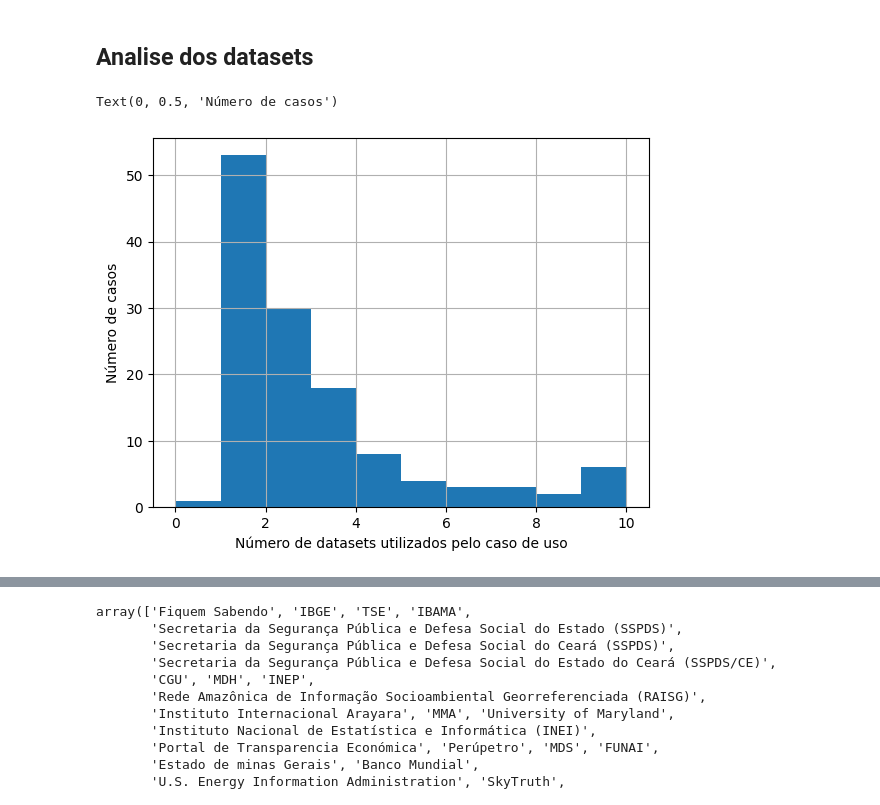
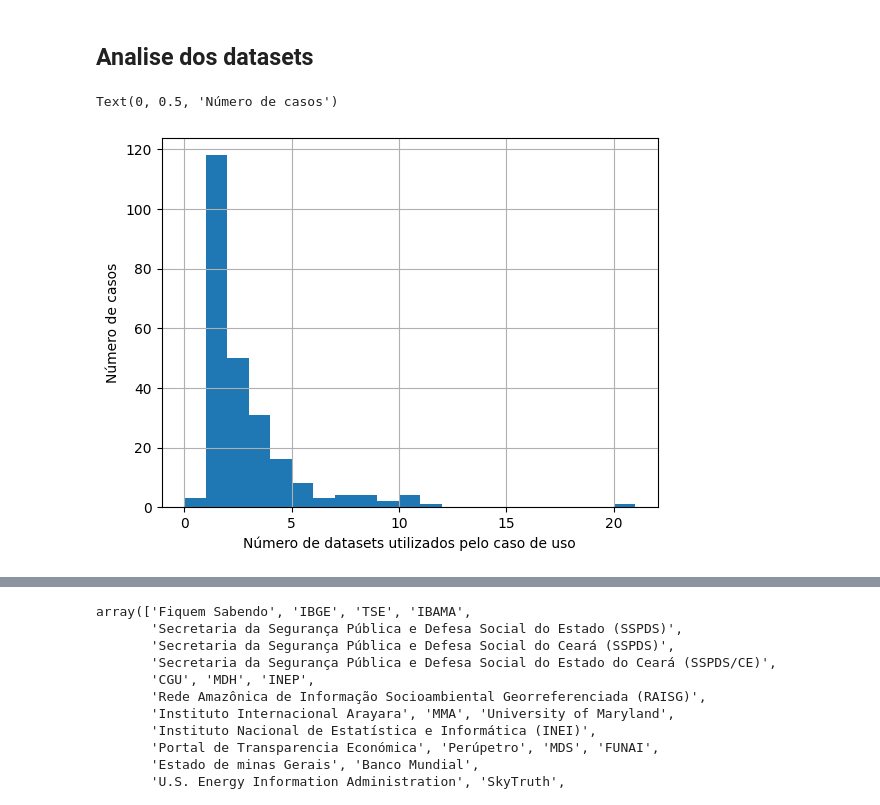
Before and after one commit to cewebbr/cordata, a Jupyter notebook: analises/30_estatistica-descritiva-dos-reusos.ipynb, the cells around one changed output, grey strips where cells are left out. Cells and saved outputs as stored; diff of their text form; code cells hidden in the pictures.

Commit message:
TEMP: changed analysis to bypass basic filter and compare current statistics with the one from the JS dashboard.

```diff
--- a/analises/30_estatistica-descritiva-dos-reusos.ipynb
+++ b/analises/30_estatistica-descritiva-dos-reusos.ipynb
@@ -50,7 +50,7 @@ class translate_dict(dict):
 # %%
 # Lê os dados:
 #with open('../dados/backups/usecases_bkp_2025-11-26.json', 'r') as f:
-with open('usecases_current.json', 'r') as f:
+with open('../dados/limpos/usecases_current.json', 'r') as f:
     data = json.load(f)
 usecases_raw = data['data']
 # %%
@@ -59,6 +59,8 @@ usecases = list(filter(lambda uc: (uc['status_published'] == True) or ((fillnone
 
 # Seleciona casos considerados como não consistentes com nosso critérios de coleta:
 not_usecases = list(filter(lambda uc: not ((uc['status_published'] == True) or ((fillnone(uc['comment'], '').find('Ocultado porque') == -1) and (fillnone(uc['comment'], '').find('não atendem aos nossos critérios') == -1))) , usecases_raw))
+# %%
+usecases = usecases_raw
 # %% [markdown]
 ## Analysis
 # %% [markdown]
@@ -288,10 +319,10 @@ pl.margins(x=0.3, y=0.3)
 ## Analise dos datasets
 # %%
 # Número de datasets utilizados:
-max_datasets = 10
+max_datasets = 21
 pd.Series(extract(usecases, 'datasets')).str.len().clip(upper=max_datasets).hist(bins=np.arange(0, max_datasets + 1))
 pl.xlabel('Número de datasets utilizados pelo caso de uso')
 pl.ylabel('Número de casos')
 # %% [output]
 Text(0, 0.5, 'Número de casos')
-[figure, old version]
+[figure, new version]
```
Also changed, not shown: parts of 8 cells of this notebook.
